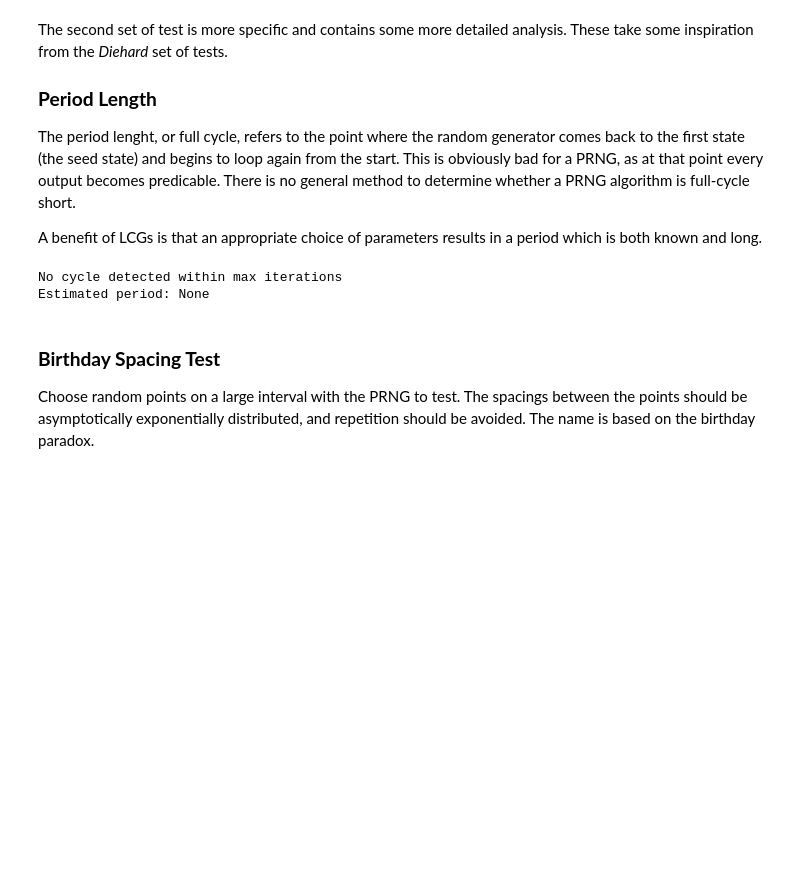
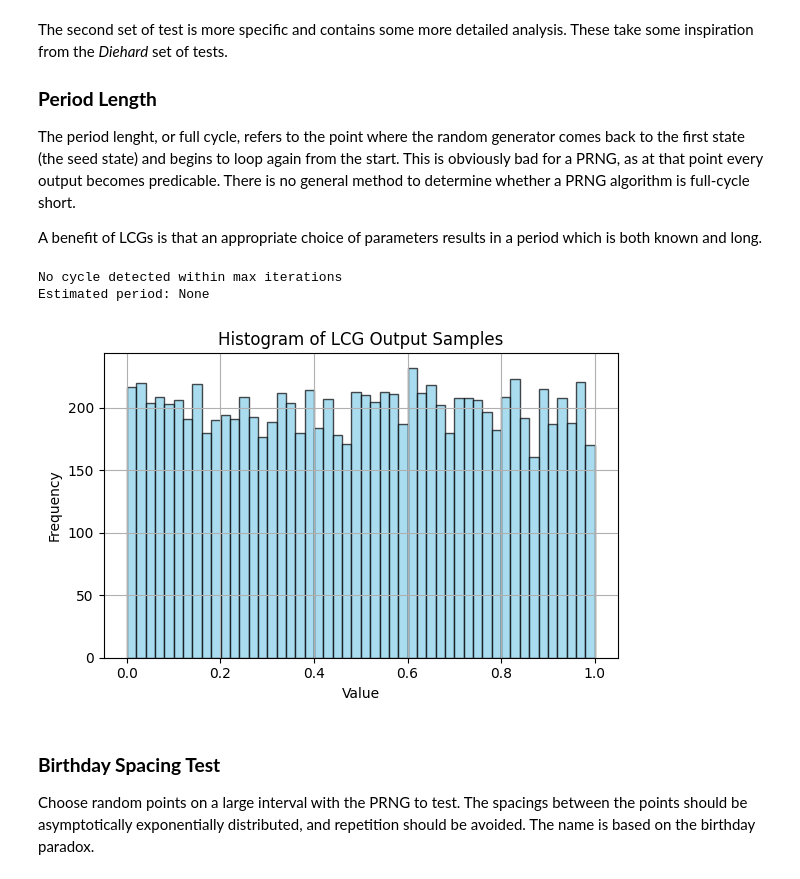
Before and after one commit to SimoneSped/focus_project_Comp_Astro, a Jupyter notebook: notebooks/Report.ipynb, the cells around one changed output. Drawn from its saved outputs; the diff is of its cells as text; code cells hidden in the pictures; blank space fills up the shorter version.

```diff
--- a/notebooks/Report.ipynb
+++ b/notebooks/Report.ipynb
@@ -158,19 +182,32 @@ A benefit of LCGs is that an appropriate choice of parameters results in a perio
 # %%
 from tests.tests import estimate_period
 
 modulus = 2**32
 a = 1664525
 c = 1013904223
 seed = 42
 
 rng = LCG(seed=seed, a=a, c=c, m=modulus)
 
 period = estimate_period(lambda: rng.next(), 100000)
 
 print(f"Estimated period: {period}")
+
+import matplotlib.pyplot as plt
+
+# Visualize the distribution of generated random numbers (samples)
+plt.figure(figsize=(6, 4))
+plt.hist(samples, bins=50, color='skyblue', edgecolor='black', alpha=0.7)
+plt.title("Histogram of LCG Output Samples")
+plt.xlabel("Value")
+plt.ylabel("Frequency")
+plt.grid(True)
+plt.tight_layout()
+plt.show()
 # %% [output]
 No cycle detected within max iterations
 Estimated period: None
+[figure, added]
 # %% [markdown]
 ### **Birthday Spacing Test**
 
```
Also changed, not shown: parts of 6 cells of this notebook, 13 other files.
